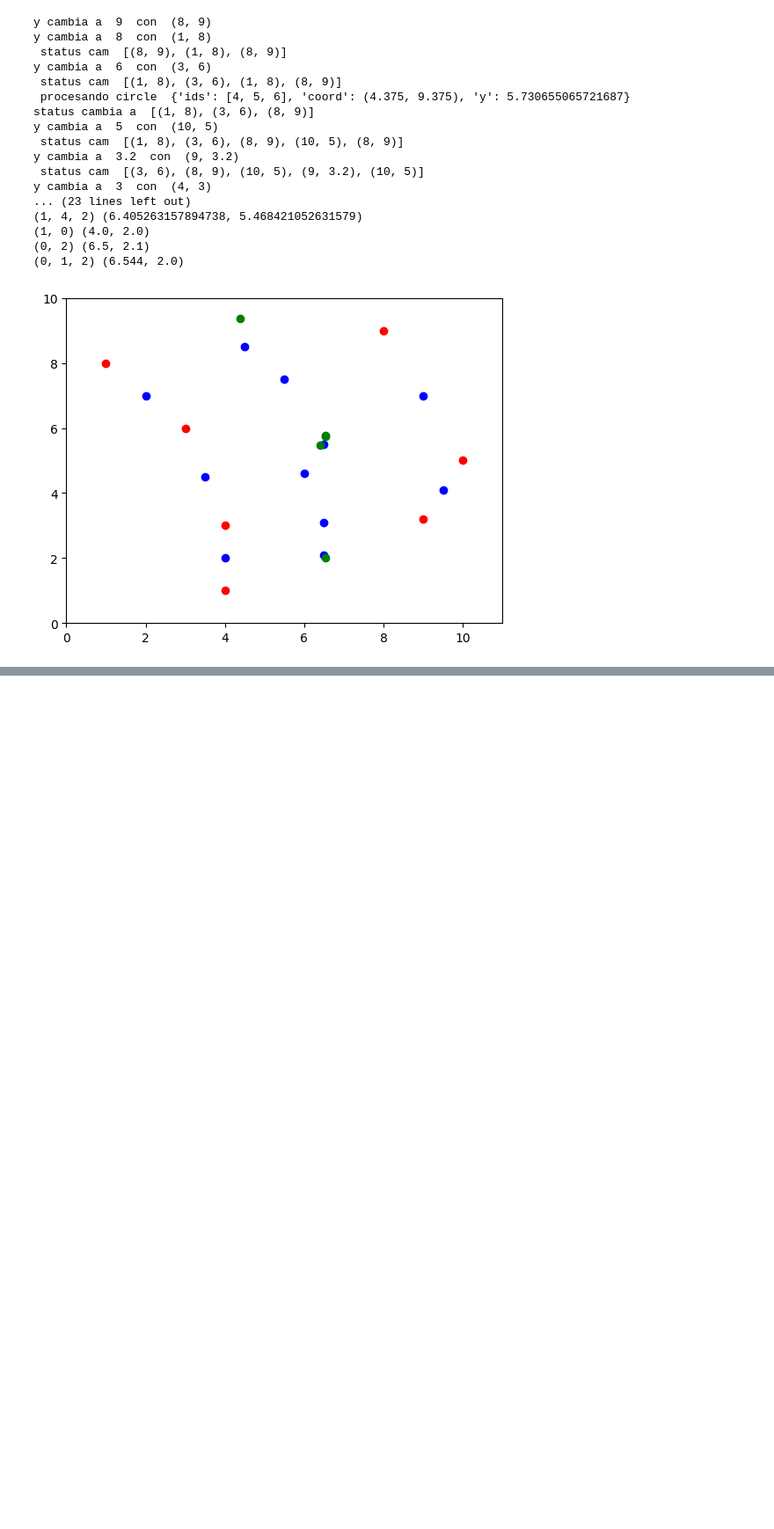
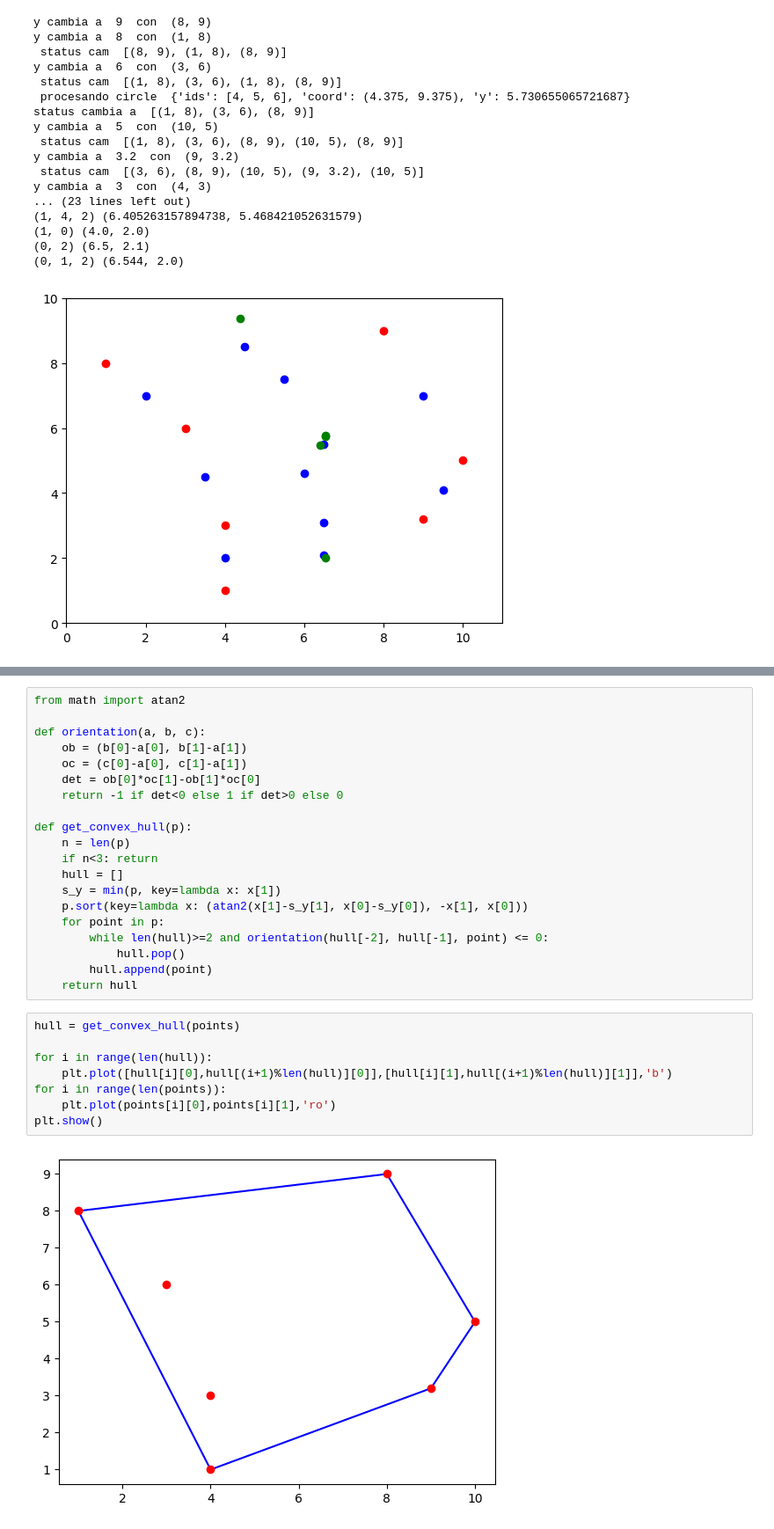
Before and after one commit to JUANITOTELO/Geometry, a Jupyter notebook: week7.ipynb, the cells around one changed output, grey strips where cells are left out. Shown at 88% size. Drawn from its saved outputs; the diff is of its cells as text; blank space fills up the shorter version.

```diff
--- a/week7.ipynb
+++ b/week7.ipynb
@@ -302,0 +322,30 @@ y cambia a  3  con  (4, 3)
+# %%
+from math import atan2
+
+def orientation(a, b, c):
+    ob = (b[0]-a[0], b[1]-a[1])
+    oc = (c[0]-a[0], c[1]-a[1])
+    det = ob[0]*oc[1]-ob[1]*oc[0]
+    return -1 if det<0 else 1 if det>0 else 0
+
+def get_convex_hull(p):
+    n = len(p)
+    if n<3: return
+    hull = []
+    s_y = min(p, key=lambda x: x[1])
+    p.sort(key=lambda x: (atan2(x[1]-s_y[1], x[0]-s_y[0]), -x[1], x[0]))
+    for point in p:
+        while len(hull)>=2 and orientation(hull[-2], hull[-1], point) <= 0:
+            hull.pop()
+        hull.append(point)
+    return hull
+# %%
+hull = get_convex_hull(points)
+
+for i in range(len(hull)):
+    plt.plot([hull[i][0],hull[(i+1)%len(hull)][0]],[hull[i][1],hull[(i+1)%len(hull)][1]],'b')
+for i in range(len(points)):
+    plt.plot(points[i][0],points[i][1],'ro')
+plt.show()
+# %% [output]
+[figure, added]
```
Also changed, not shown: parts of 4 cells of this notebook, 2 other files.
